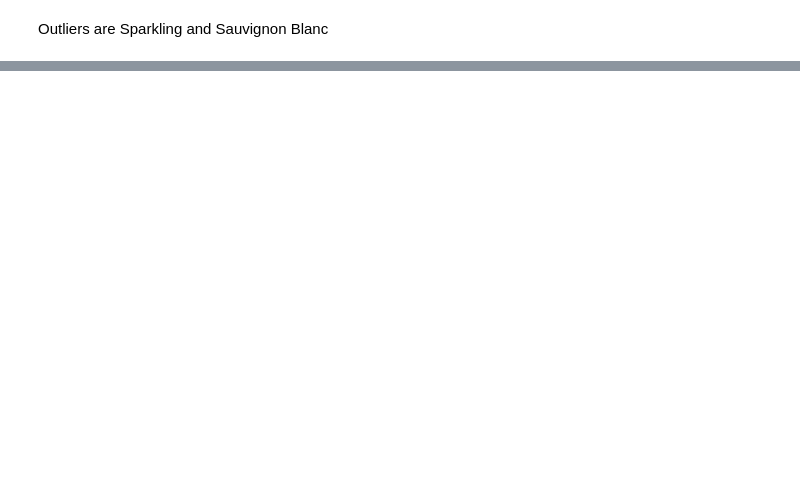
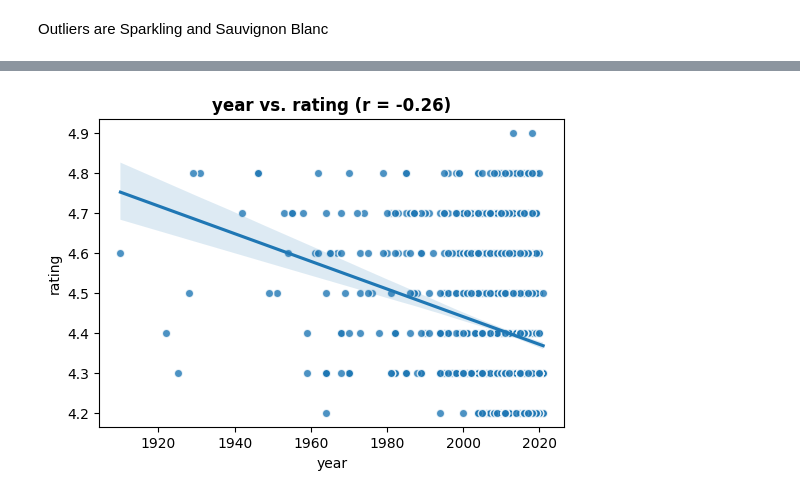
Before and after one commit to jrohn34/Cirrhosis_Classification, a Jupyter notebook: Project2.ipynb, the cells around one changed output, grey strips where cells are left out. Saved outputs shown, nothing was run; the diff lists cells and outputs as text; code cells hidden in the pictures; blank space fills up the shorter version.

```diff
--- a/Project2.ipynb
+++ b/Project2.ipynb
@@ -285,0 +374,6 @@ Outliers are Sparkling and Sauvignon Blanc
+# %%
+feature = 'year'
+# %%
+plot_numeric_vs_target(df_wine ,feature, 'rating');
+# %% [output]
+[figure, added]
```
Also changed, not shown: parts of 24 cells of this notebook.
